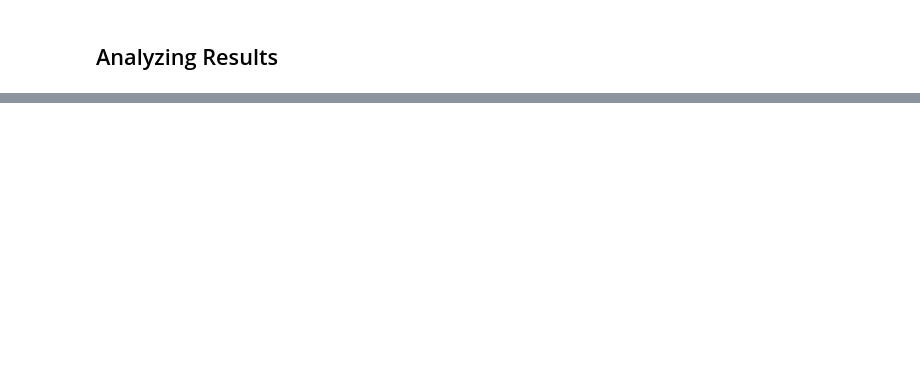
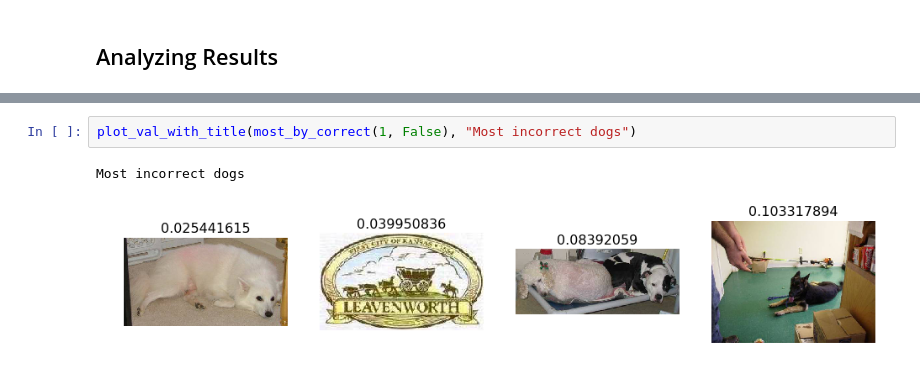
Before and after one commit to mattwinkler/fastai, a Jupyter notebook: lesson_notes/lesson1.ipynb, the cells around one changed output, grey strips where cells are left out. Drawn from its saved outputs; the diff is of its cells as text; blank space fills up the shorter version.

```diff
--- a/lesson_notes/lesson1.ipynb
+++ b/lesson_notes/lesson1.ipynb
@@ -337,0 +358,5 @@ TypeError: torch.max received an invalid combination of arguments - got (numpy.n
+# %%
+plot_val_with_title(most_by_correct(1, False), "Most incorrect dogs")
+# %% [output]
+Most incorrect dogs
+[figure, added]
```
Also changed, not shown: parts of 23 cells of this notebook.
